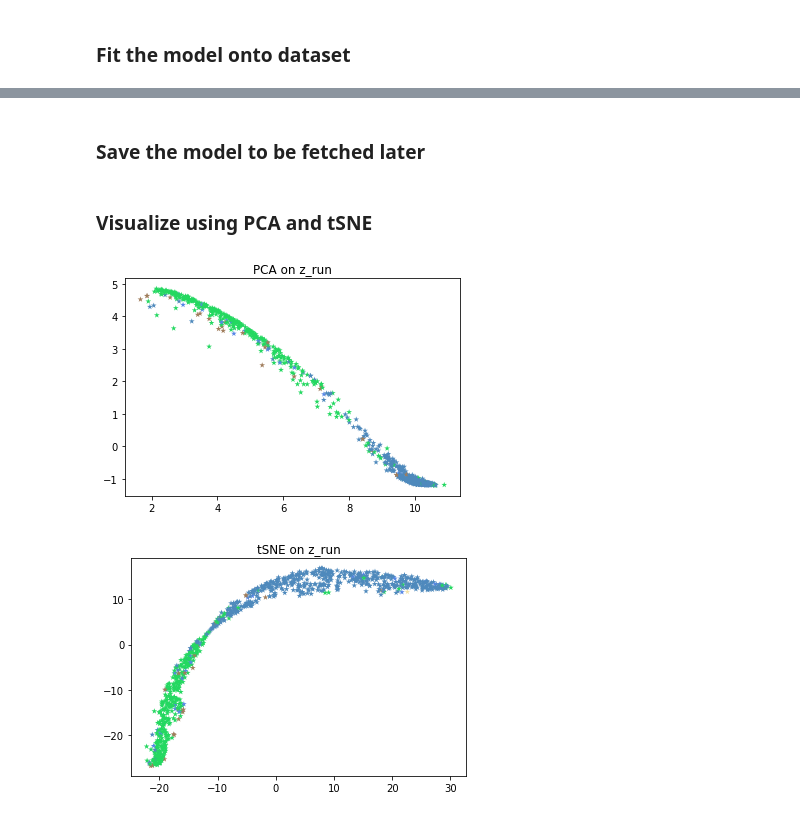
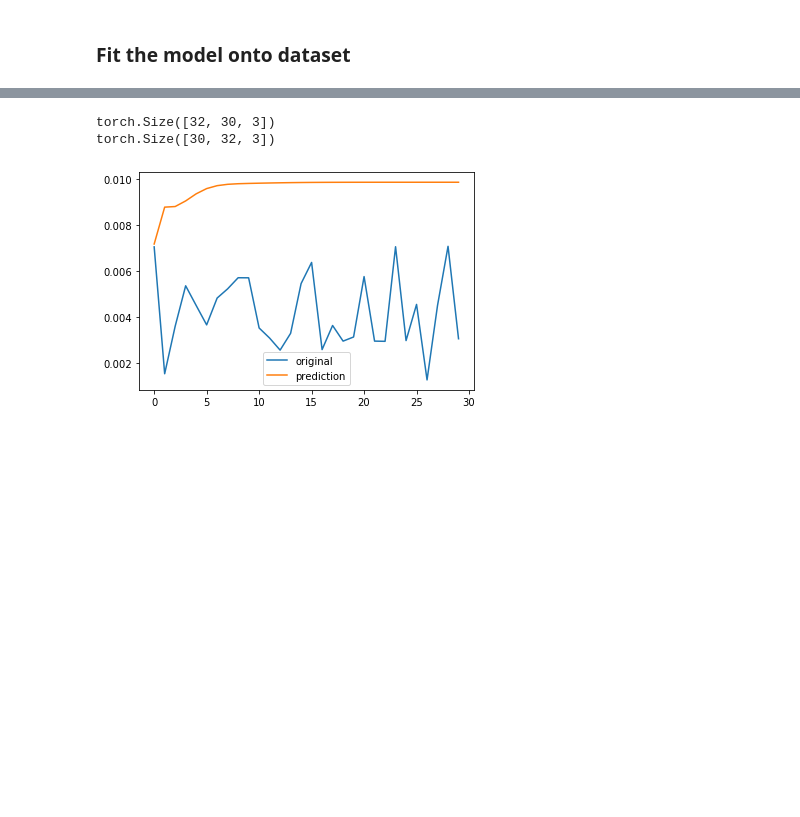
Before and after one commit to simutisernestas/cbaf, a Jupyter notebook: Timeseries_clustering.ipynb, the cells around one changed output, grey strips where cells are left out. Drawn from its saved outputs; the diff is of its cells as text; code cells hidden in the pictures; blank space fills up the shorter version.

```diff
--- a/Timeseries_clustering.ipynb
+++ b/Timeseries_clustering.ipynb
@@ -159,4 +143,4 @@ vrae = VRAE(sequence_length=sequence_length,
             max_grad_norm=max_grad_norm,
             loss = loss,
             block = block,
-            dload = dload)
+            dload = './models')
@@ -163,7 +149,7 @@ vrae = VRAE(sequence_length=sequence_length,
 # %% [markdown]
 ### Fit the model onto dataset
 # %%
-vrae.fit(train_dataset)
+vrae.fit(train_dataset, save_every=25)
 
 #If the model has to be saved, with the learnt parameters use:
 # vrae.fit(dataset, save = True)
@@ -190,5 +175,6 @@ test_dataset.tensors[0].shape
 # %%
-train_loader = DataLoader(dataset = test_dataset,
+train_loader = DataLoader(dataset = train_dataset,
                           batch_size = 32,
                           shuffle = True,
                           drop_last=True)
+vrae.eval()
@@ -195,7 +182,0 @@ train_loader = DataLoader(dataset = test_dataset,
-# %%
-for t, X in enumerate(train_loader):
-    X = X[0]
-    X = X.permute(1,0,2)
-    print(X.shape)
-    X = X.float().cuda()
-    vrae(X)
@@ -215,2 +182,0 @@ z_run = vrae.transform(test_dataset)
-# %% [markdown]
-### Save the model to be fetched later
@@ -222,10 +183,26 @@ vrae.save('vrae.pth')
-# %% [markdown]
-### Visualize using PCA and tSNE
-# %%
-plot_clustering(z_run, y_val, engine='matplotlib', download = False)
-
-# If plotly to be used as rendering engine, uncomment below line
-#plot_clustering(z_run, y_val, engine='plotly', download = False)
-# %% [output]
-[figure, removed]
-[figure, removed]
+# %%
+import time
+from IPython.display import clear_output
+
+SAMPLE = 1
+FEATURE = 0
+m = maxes[FEATURE]
+for t, X in enumerate(train_loader):
+    X = X[0]
+    print(X.shape)
+    plt.plot(X[SAMPLE, :, FEATURE], label = "original")
+    X = X.permute(1,0,2)
+    X = X.float().cuda()
+    res = vrae(X)
+    print(res[0].shape)
+    plt.plot(res[0].cpu().detach().numpy()[:, SAMPLE, FEATURE], label = "prediction")
+    plt.legend()
+    plt.show()
+    time.sleep(0.5)
+    if t == 20:
+        break
+    clear_output()
+# %% [output]
+torch.Size([32, 30, 3])
+torch.Size([30, 32, 3])
+[figure, added]
```
Also changed, not shown: parts of 27 cells of this notebook, 8 other files.
